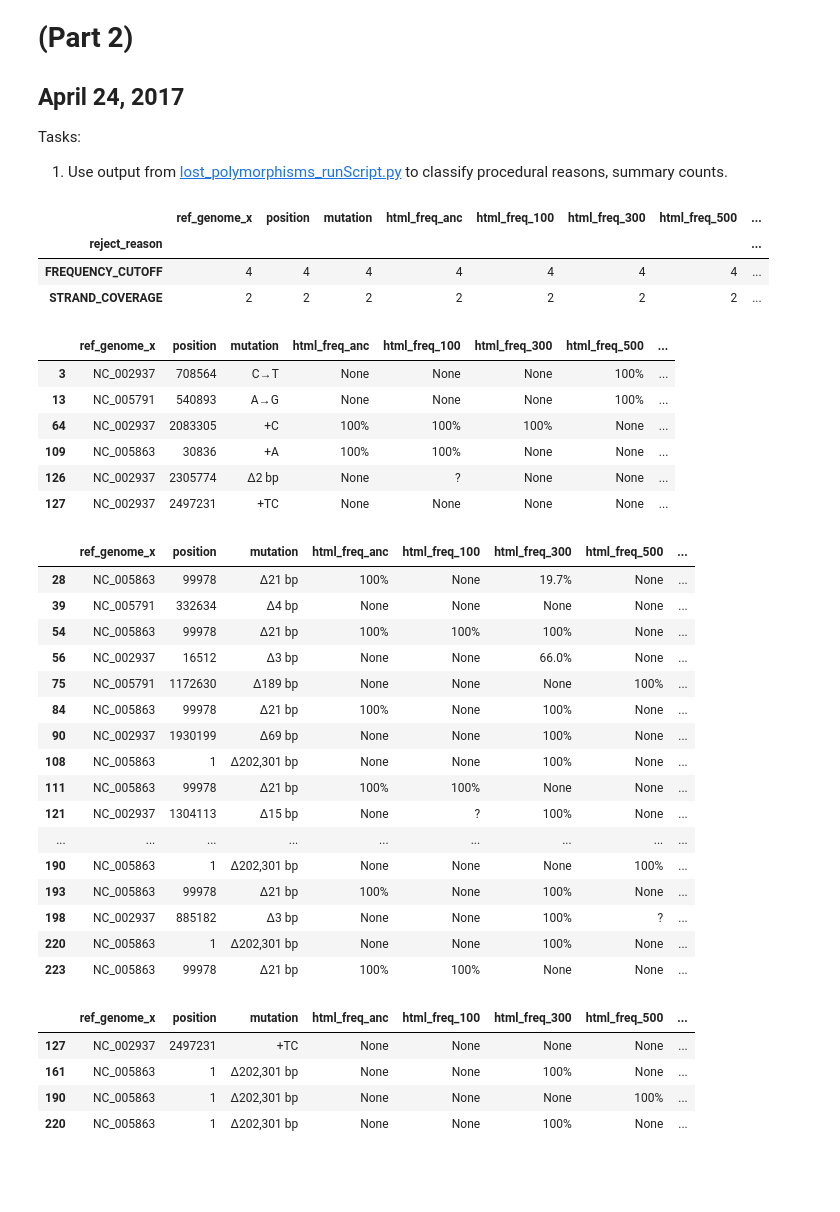
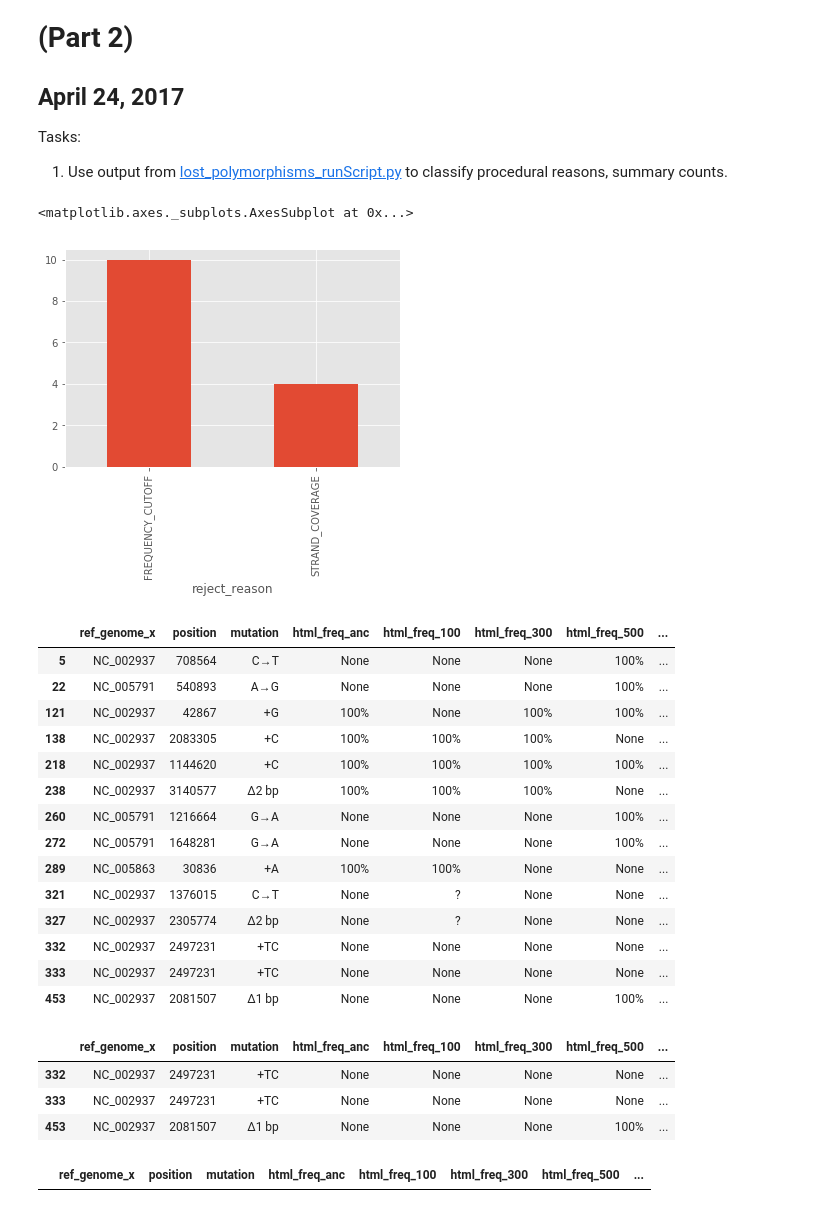
Before and after one commit to yeemey/dvh_mms2, a Jupyter notebook: lost_polymorphisms.ipynb, the cells around one changed output. Saved outputs shown, nothing was run; the diff lists cells and outputs as text; code cells hidden in the pictures; blank space fills up the shorter version.

Commit message:
group data by reject reasons, low frequencies

```diff
--- a/lost_polymorphisms.ipynb
+++ b/lost_polymorphisms.ipynb
@@ -251,52 +251,47 @@ hs3freqs_evidence = pd.merge(hs3_freqs, hs3_evidence, how='left', on='position')
 all_freqs_evidence = pd.concat([ua3freqs_evidence, ue3freqs_evidence, ur1freqs_evidence, us1freqs_evidence, ha3freqs_evidence, he3freqs_evidence, hr2freqs_evidence, hs3freqs_evidence], ignore_index=True)
 all_freqs_evidence.to_csv('~/Documents/compare/parse_compare/all_freqs_evidence.tsv', sep='\t', index=False)
 # %%
+import matplotlib
+%matplotlib inline
+matplotlib.style.use('ggplot')
+
 #How many 'None' frequencies are due to:
 #1a. rejection based on evidence filters?
-all_freqs_evidence.groupby('reject_reason').count()
+rejected_mutation_reasons = all_freqs_evidence.groupby('reject_reason')['mutation'].count()
+rejected_mutation_reasons.plot.bar()
 # %% [output]
-|  | ref_genome_x | position | mutation | html_freq_anc | html_freq_100 | html_freq_300 | html_freq_500 | ... |
-| reject_reason |  |  |  |  |  |  |  | ... |
-| FREQUENCY_CUTOFF | 4 | 4 | 4 | 4 | 4 | 4 | 4 | ... |
-| STRAND_COVERAGE | 2 | 2 | 2 | 2 | 2 | 2 | 2 | ... |
+<matplotlib.axes._subplots.AxesSubplot at 0x...>
+[figure, added]
 # %%
 #1b. Which ones?
-all_freqs_evidence.dropna()
+all_freqs_evidence.dropna(subset=['reject_reason'])
 # %% [output]
 |  | ref_genome_x | position | mutation | html_freq_anc | html_freq_100 | html_freq_300 | html_freq_500 | ... |
-| 3 | NC_002937 | 708564 | C→T | None | None | None | 100% | ... |
-| 13 | NC_005791 | 540893 | A→G | None | None | None | 100% | ... |
-| 64 | NC_002937 | 2083305 | +C | 100% | 100% | 100% | None | ... |
-| 109 | NC_005863 | 30836 | +A | 100% | 100% | None | None | ... |
-| 126 | NC_002937 | 2305774 | Δ2 bp | None | ? | None | None | ... |
-| 127 | NC_002937 | 2497231 | +TC | None | None | None | None | ... |
+| 5 | NC_002937 | 708564 | C→T | None | None | None | 100% | ... |
+| 22 | NC_005791 | 540893 | A→G | None | None | None | 100% | ... |
+| 121 | NC_002937 | 42867 | +G | 100% | None | 100% | 100% | ... |
+| 138 | NC_002937 | 2083305 | +C | 100% | 100% | 100% | None | ... |
+| 218 | NC_002937 | 1144620 | +C | 100% | 100% | 100% | 100% | ... |
+| 238 | NC_002937 | 3140577 | Δ2 bp | 100% | 100% | 100% | None | ... |
+| 260 | NC_005791 | 1216664 | G→A | None | None | None | 100% | ... |
+| 272 | NC_005791 | 1648281 | G→A | None | None | None | 100% | ... |
+| 289 | NC_005863 | 30836 | +A | 100% | 100% | None | None | ... |
+| 321 | NC_002937 | 1376015 | C→T | None | ? | None | None | ... |
+| 327 | NC_002937 | 2305774 | Δ2 bp | None | ? | None | None | ... |
+| 332 | NC_002937 | 2497231 | +TC | None | None | None | None | ... |
+| 333 | NC_002937 | 2497231 | +TC | None | None | None | None | ... |
+| 453 | NC_002937 | 2081507 | Δ1 bp | None | None | None | 100% | ... |
 # %%
-#2. switch to consensus mode because frequencies <5%?
-all_freqs_evidence[all_freqs_evidence['frequency'] < 0.05]
+#2. switch to consensus mode because frequencies <5%?, with known evidence?
+all_freqs_evidence[(all_freqs_evidence['frequency'] < 0.05) & (all_freqs_evidence['frequency'] > 0)]
 # %% [output]
 |  | ref_genome_x | position | mutation | html_freq_anc | html_freq_100 | html_freq_300 | html_freq_500 | ... |
-| 28 | NC_005863 | 99978 | Δ21 bp | 100% | None | 19.7% | None | ... |
-| 39 | NC_005791 | 332634 | Δ4 bp | None | None | None | None | ... |
-| 54 | NC_005863 | 99978 | Δ21 bp | 100% | 100% | 100% | None | ... |
-| 56 | NC_002937 | 16512 | Δ3 bp | None | None | 66.0% | None | ... |
-| 75 | NC_005791 | 1172630 | Δ189 bp | None | None | None | 100% | ... |
-| 84 | NC_005863 | 99978 | Δ21 bp | 100% | None | 100% | None | ... |
-| 90 | NC_002937 | 1930199 | Δ69 bp | None | None | 100% | None | ... |
-| 108 | NC_005863 | 1 | Δ202,301 bp | None | None | 100% | None | ... |
-| 111 | NC_005863 | 99978 | Δ21 bp | 100% | 100% | None | None | ... |
-| 121 | NC_002937 | 1304113 | Δ15 bp | None | ? | 100% | None | ... |
-| ... | ... | ... | ... | ... | ... | ... | ... | ... |
-| 190 | NC_005863 | 1 | Δ202,301 bp | None | None | None | 100% | ... |
-| 193 | NC_005863 | 99978 | Δ21 bp | 100% | None | 100% | None | ... |
-| 198 | NC_002937 | 885182 | Δ3 bp | None | None | 100% | ? | ... |
-| 220 | NC_005863 | 1 | Δ202,301 bp | None | None | 100% | None | ... |
-| 223 | NC_005863 | 99978 | Δ21 bp | 100% | 100% | None | None | ... |
+| 332 | NC_002937 | 2497231 | +TC | None | None | None | None | ... |
+| 333 | NC_002937 | 2497231 | +TC | None | None | None | None | ... |
+| 453 | NC_002937 | 2081507 | Δ1 bp | None | None | None | 100% | ... |
 # %%
-#3. switch to consensus mode because frequencies <5%?, with known evidence?
-all_freqs_evidence[(all_freqs_evidence['frequency'] < 0.05) & (all_freqs_evidence['evidence_type'] != 'UN')]
+#How many '100%' frequencies are due to:
+#1. switch to consensus mode because frequencies >95%?, with known evidence?
+all_freqs_evidence[(all_freqs_evidence['frequency'] < 1) & (all_freqs_evidence['frequency'] > 0.95)]
 # %% [output]
 |  | ref_genome_x | position | mutation | html_freq_anc | html_freq_100 | html_freq_300 | html_freq_500 | ... |
-| 127 | NC_002937 | 2497231 | +TC | None | None | None | None | ... |
-| 161 | NC_005863 | 1 | Δ202,301 bp | None | None | 100% | None | ... |
-| 190 | NC_005863 | 1 | Δ202,301 bp | None | None | None | 100% | ... |
-| 220 | NC_005863 | 1 | Δ202,301 bp | None | None | 100% | None | ... |
```
Also changed, not shown: parts of 2 cells of this notebook.
